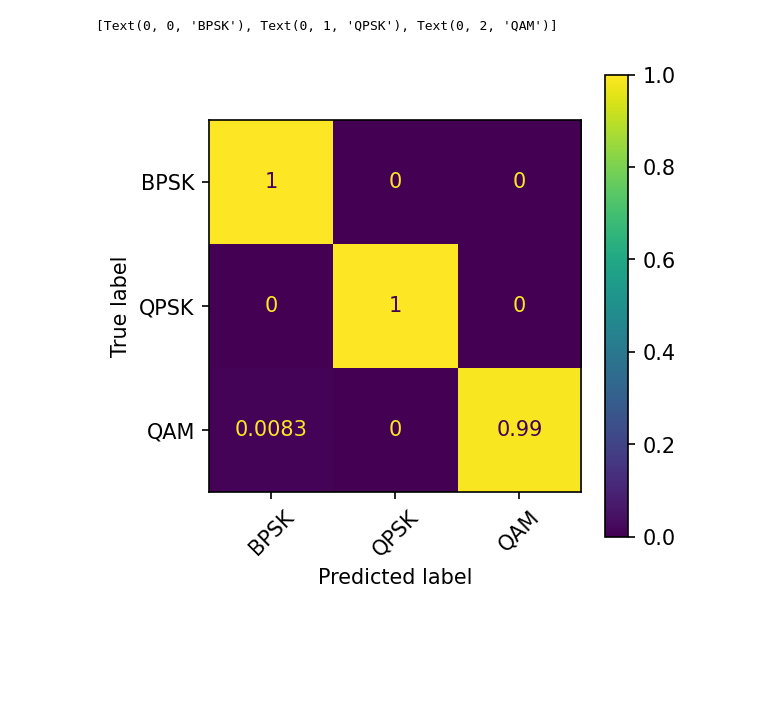
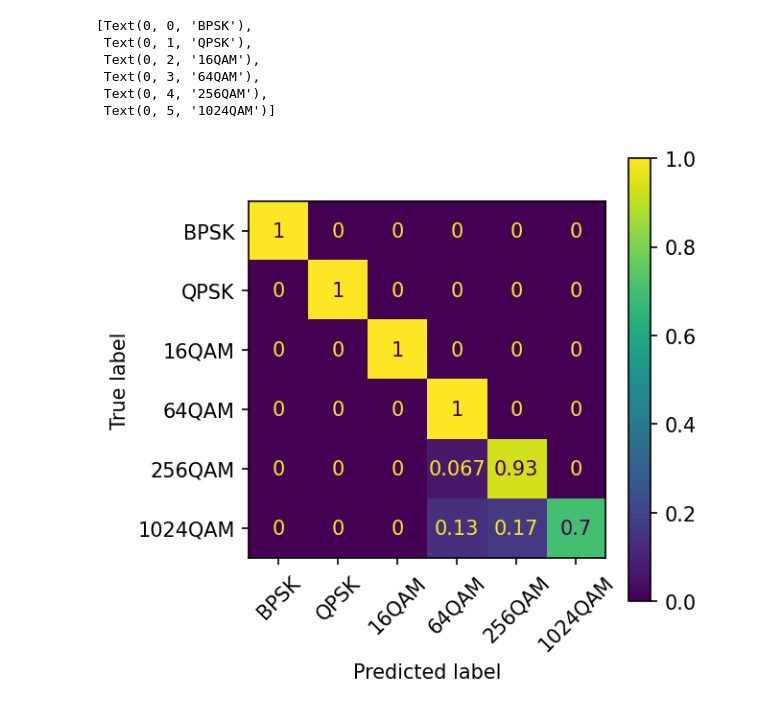
Before and after one commit to byungjunkim12/23-cyclo_modul_OFDM, a Jupyter notebook: python/tb.ipynb, the cells around one changed output. Drawn from its saved outputs; the diff is of its cells as text; code cells hidden in the pictures; blank space fills up the shorter version.

```diff
--- a/python/tb.ipynb
+++ b/python/tb.ipynb
@@ -170,8 +153,8 @@ NRDLc Normal 256 0
 # %%
 # dataDict['wlanHT']['Extended'][4][30]['input'][0][0, :, :].flatten().shape
 # print(feat)
-dirFileName = '/project/iarpa/dataset/cyclo_modul_OFDM/simulation/train/wlanHE/wlanHE_Extended_16qam/wlanHE_Extended_16_0_20_20_0.4_24.32cf'
-dirMetadataFile = open('/project/iarpa/dataset/cyclo_modul_OFDM/simulation/train/wlanHE/wlanHE_Extended_16qam/wlanHE_Extended_16_0_20_20_0.4_24.metadata')
+dirFileName = '/project/iarpa/dataset/cyclo_modul_OFDM/simulation/train/wlanHE/wlanHE_Extended_256qam/wlanHE_Extended_256_0_30_20_0.4_24.32cf'
+dirMetadataFile = open('/project/iarpa/dataset/cyclo_modul_OFDM/simulation/train/wlanHE/wlanHE_Extended_256qam/wlanHE_Extended_256_0_30_20_0.4_24.metadata')
 loadMetadata = json.load(dirMetadataFile)
 
 # print(dirFileName)
@@ -197,7 +180,7 @@ CFOtruth = getCFOtruth(loadMetadata)
 
 inputIQ_CFOest = corrCFO(inputIQ, nSubC, CPLen, firstIndexTruth, samplingRate, 2)
 feat = getModFeat(inputIQ_CFOest, nSubC, CPLen, firstIndexTruth, nSym, removeNull, False)
-imgDataResult = np.squeeze(imgData(feat, imgSize, angleMod))
+imgDataResult = np.squeeze(imgData(feat, imgSizeQam, angleMod))
 print(imgDataResult.shape)
 
 feat = torch.from_numpy(feat)
@@ -227,7 +210,7 @@ batchSize = 32
 # trainSNRVec = range(5, 41, 5)
 # trainSNRVec = [0, 0, 15, 25, 30, 40]
 # trainSNRVec = [0, 0, 0, 0, 0, 0]
-SNRThres = 20
+SNRThres = 10
 trainSNRVec = [SNRThres, SNRThres, SNRThres, SNRThres, SNRThres, SNRThres]
 
 for i, protocol in enumerate(protocolList):
@@ -237,7 +220,7 @@ for i, protocol in enumerate(protocolList):
             valDataCount = 0
             for SNR in SNRVec:
                 # dataset = sphDataset(dataDict[protocol][CPOpt][mod][SNR],cuda_id=cudaID)
-                dataset = imgDataset(dataDict[protocol][CPOpt][mod][SNR], imgSize, angleMod, cuda_id=cudaID)
+                dataset = imgDataset(dataDict[protocol][CPOpt][mod][SNR],angleMod,testFlag,cuda_id=cudaID)
 
                 if iMod >= 10:
                     numTrData = int(np.ceil(0.8*len(dataDict[protocol][CPOpt][mod][SNR]['label']) / 2))
@@ -289,20 +272,16 @@ Training data size: 2880 Test data size: 720
 # %%
-nClass = 3
+# nClass = 6
 inputSym = 40
 LR = 5e-4
 criterion = torch.nn.CrossEntropyLoss()
 
-savePskModelPath = './saveDLModel/wifiHEImgPskWo45.cpkt'
-save16QamModelPath = './saveDLModel/wifiHE16QamWo20.cpkt'
-save64QamModelPath = './saveDLModel/wifiHE64QamW45.cpkt'
+savePskModelPath = './saveDLModel/candidate/wifiHEImgPskWo45.cpkt'
+saveQamModelPath = './saveDLModel/candidate/wifiHEImgQamWo10_p3.cpkt'
 
 if lowestMod == 'psk':
-    loadedWifiNet = wifiImgPskNet(nClass, removeNull)
-elif lowestMod == '16qam':
-    loadedWifiNet = wifiImg16QamNet(nClass, removeNull)
-# elif lowestMod == '64qam':
-#     loadedWifiNet = wifi64QamNet(nClass, removeNull)
-# else:
+    loadedWifiNet = wifiImgPskNet(3, removeNull)
+elif lowestMod == 'qam':
+    loadedWifiNet = wifiImgQamNet(4, removeNull)
 loadedWifiNet.apply(init_weights)
 
 if cudaID is not None: loadedWifiNet = loadedWifiNet.cuda(cudaID)
@@ -330,10 +300,8 @@ nEpoch = 150
 
 if lowestMod == 'psk':
     saveModelPath = savePskModelPath
-elif lowestMod == '16qam':
-    saveModelPath = save16QamModelPath
-elif lowestMod == '64qam':
-    saveModelPath = save64QamModelPath
+elif lowestMod == 'qam':
+    saveModelPath = saveQamModelPath
 print('save model path:', saveModelPath)
 torch.set_num_threads(1)
 for epoch in range(nEpoch):
@@ -485,9 +467,9 @@ for SNR in testSNRVec:
 # %%
 from sklearn.metrics import confusion_matrix, ConfusionMatrixDisplay
 
-# pred, target = getPredsWifi(valLoader, loadedWifiPskNet, loadedWifi16QamNet)
-# print(pred, target)
-pred, target = getPreds(valLoader, loadedWifiPskNet)
+# pred, target = getPredsWifi(valLoaderCumul, loadedWifiPskNet, loadedWifi16QamNet, loadedWifi64QamNet, loadedWifi256QamNet)
+pred, target = getPredsWifi(valLoader, loadedWifiPskNet, loadedWifiQamNet)
+# pred, target = getPreds(valLoader, loadedWifiQamNet)
 
 # font = {'size'   : 15}
 # plt.rc('font', **font)
@@ -500,38 +482,44 @@ for i in range(2):
 # cm[2, 0] = round(cm[2, 0], 2)
 
 disp = ConfusionMatrixDisplay(confusion_matrix=cm)
 
 fig, ax = plt.subplots(figsize=(4,4), dpi =150)
 disp.plot(ax=ax)
 
 modNameList = []
 for mod in modList[1]:
     if mod == 2:
         # continue
         modul_name = 'BPSK'
     elif mod == 4:
         # continue
         modul_name = 'QPSK'
     elif mod == 16:
         # continue
-        modul_name = 'QAM'
+        modul_name = '16QAM'
     elif mod == 64:
-        break
+        # break
+        # continue
         modul_name = '64QAM'
     elif mod == 256:
         # break
         modul_name = '256QAM'
     elif mod == 1024:
-        break
+        # break
         modul_name = '1024QAM'
 
     modNameList.append(modul_name)
 plt_labels = modNameList
 ax.set_xticklabels(plt_labels, rotation=45)
 ax.set_yticklabels(plt_labels)
 # %% [output]
-[Text(0, 0, 'BPSK'), Text(0, 1, 'QPSK'), Text(0, 2, 'QAM')]
+[Text(0, 0, 'BPSK'),
+ Text(0, 1, 'QPSK'),
+ Text(0, 2, '16QAM'),
+ Text(0, 3, '64QAM'),
+ Text(0, 4, '256QAM'),
+ Text(0, 5, '1024QAM')]
-[figure, old version]
+[figure, new version]
 # %%
 SNRVec = np.arange(40, 41, 2, dtype=int)
 FFTsize = 4096
```
Also changed, not shown: parts of 10 cells of this notebook, 2 other files.
